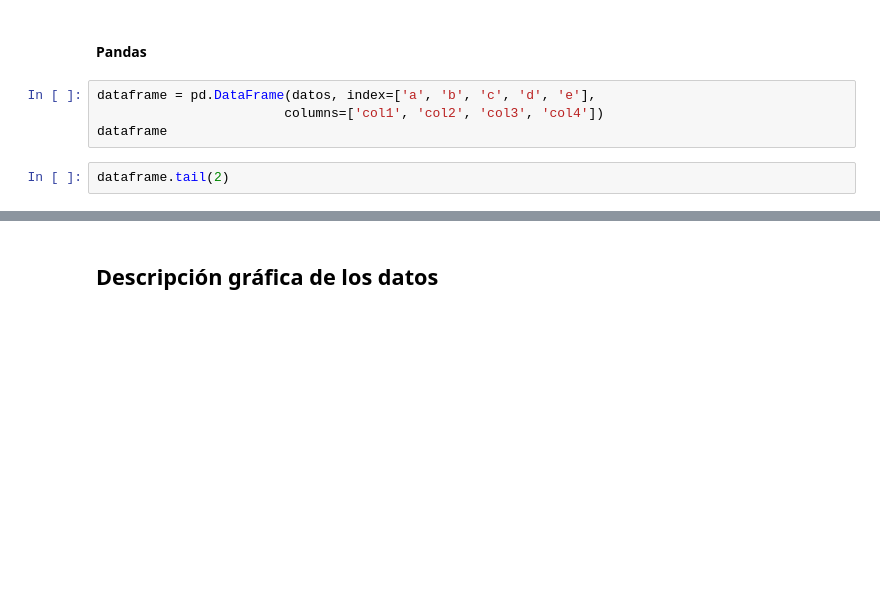
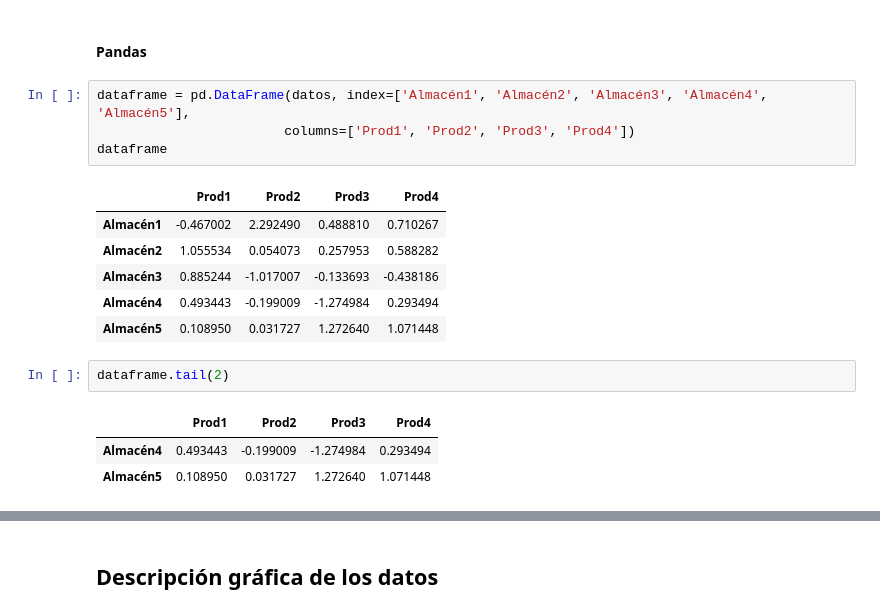
Before and after one commit to carlosalvarezh/Analitica_Datos, a Jupyter notebook: C01_Estadistica_Univariante.ipynb, the cells around one changed output, grey strips where cells are left out. Saved outputs shown, nothing was run; the diff lists cells and outputs as text; blank space fills up the shorter version.

```diff
--- a/C01_Estadistica_Univariante.ipynb
+++ b/C01_Estadistica_Univariante.ipynb
@@ -593,10 +612,21 @@ print('conteo: ', conteo) # aqui la moda es el 6 porque aparece 5 veces en el ve
 # %% [markdown]
 #### Pandas
 # %%
-dataframe = pd.DataFrame(datos, index=['a', 'b', 'c', 'd', 'e'],
-                        columns=['col1', 'col2', 'col3', 'col4'])
+dataframe = pd.DataFrame(datos, index=['Almacén1', 'Almacén2', 'Almacén3', 'Almacén4', 'Almacén5'],
+                        columns=['Prod1', 'Prod2', 'Prod3', 'Prod4'])
 dataframe
+# %% [output]
+|  | Prod1 | Prod2 | Prod3 | Prod4 |
+| Almacén1 | -0.467002 | 2.292490 | 0.488810 | 0.710267 |
+| Almacén2 | 1.055534 | 0.054073 | 0.257953 | 0.588282 |
+| Almacén3 | 0.885244 | -1.017007 | -0.133693 | -0.438186 |
+| Almacén4 | 0.493443 | -0.199009 | -1.274984 | 0.293494 |
+| Almacén5 | 0.108950 | 0.031727 | 1.272640 | 1.071448 |
 # %%
 dataframe.tail(2)
+# %% [output]
+|  | Prod1 | Prod2 | Prod3 | Prod4 |
+| Almacén4 | 0.493443 | -0.199009 | -1.274984 | 0.293494 |
+| Almacén5 | 0.108950 | 0.031727 | 1.272640 | 1.071448 |
 # %%
 dataframe.info()
```
Also changed, not shown: parts of 73 cells of this notebook, 18 other files.
